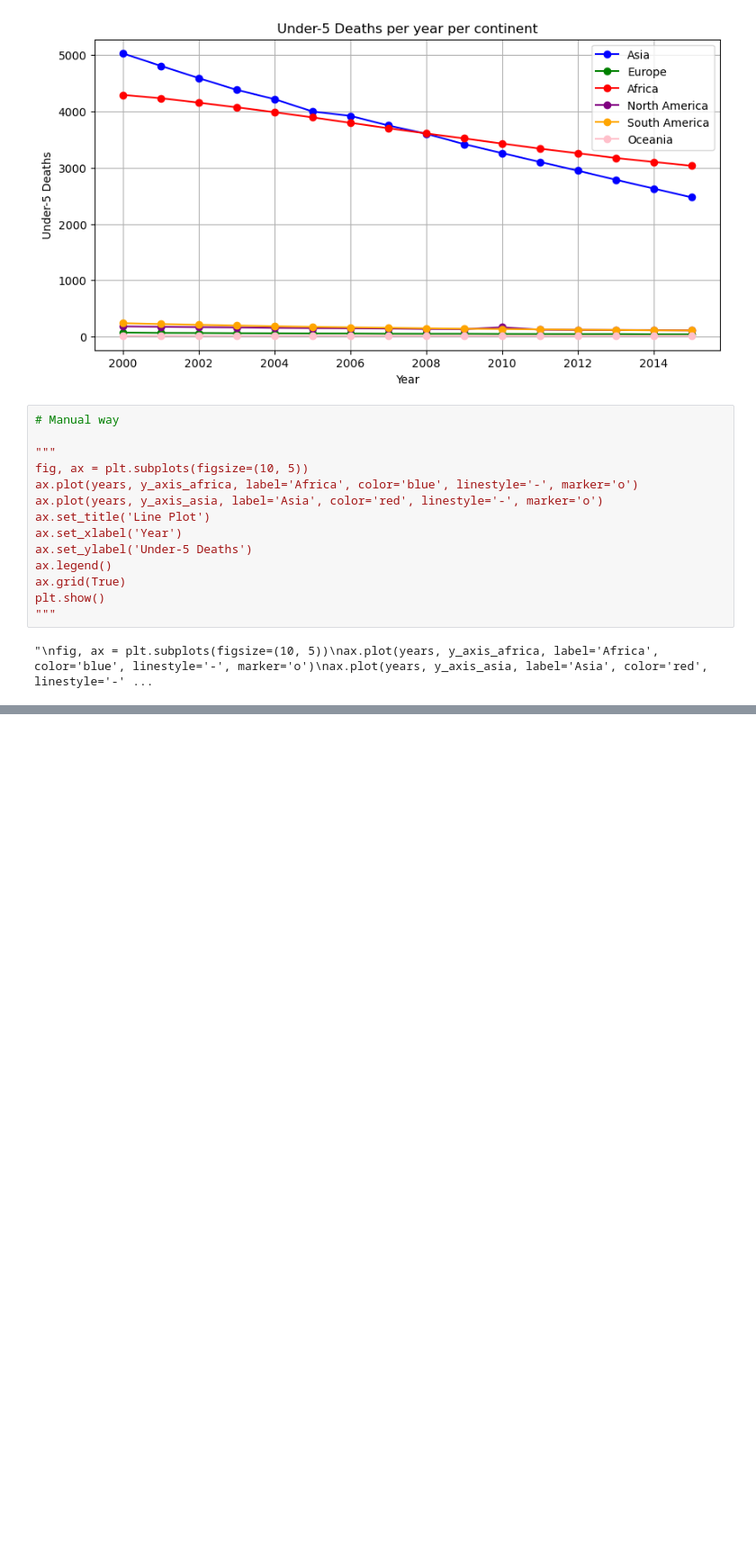
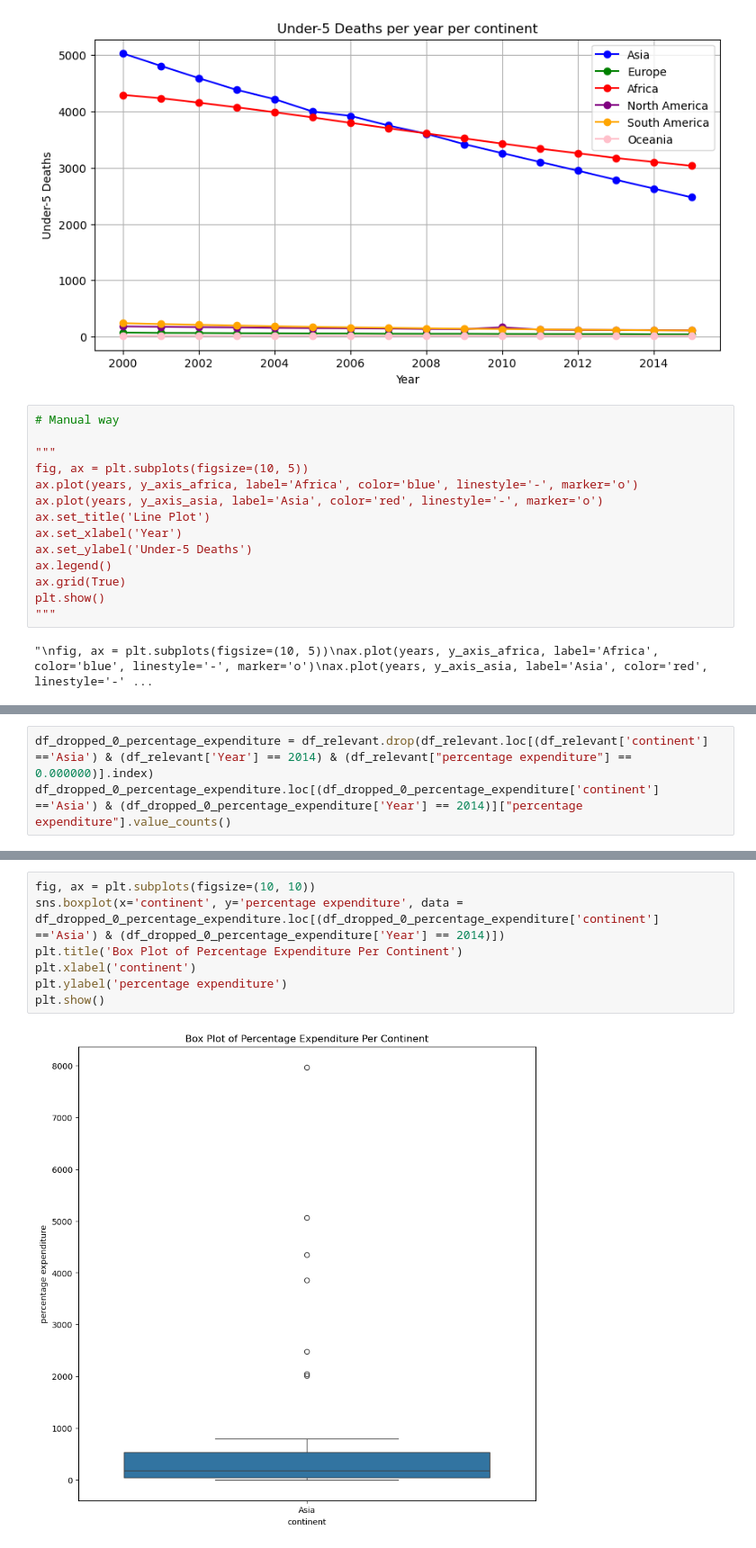
Before and after one commit to ElifSurucu/life-expectancy-eda, a Jupyter notebook: elijah_notebook_anbita_changes.ipynb, the cells around one changed output, grey strips where cells are left out. Shown at 90% size. Cells and saved outputs as stored; diff of their text form; blank space fills up the shorter version.

```diff
--- a/elijah_notebook_anbita_changes.ipynb
+++ b/elijah_notebook_anbita_changes.ipynb
@@ -479,0 +540,3 @@ plt.show()
+# %%
+df_dropped_0_percentage_expenditure = df_relevant.drop(df_relevant.loc[(df_relevant['continent'] =='Asia') & (df_relevant['Year'] == 2014) & (df_relevant["percentage expenditure"] == 0.000000)].index)
+df_dropped_0_percentage_expenditure.loc[(df_dropped_0_percentage_expenditure['continent'] =='Asia') & (df_dropped_0_percentage_expenditure['Year'] == 2014)]["percentage expenditure"].value_counts()
@@ -479,0 +561,9 @@ plt.show()
+# %%
+fig, ax = plt.subplots(figsize=(10, 10))
+sns.boxplot(x='continent', y='percentage expenditure', data = df_dropped_0_percentage_expenditure.loc[(df_dropped_0_percentage_expenditure['continent'] =='Asia') & (df_dropped_0_percentage_expenditure['Year'] == 2014)])
+plt.title('Box Plot of Percentage Expenditure Per Continent')
+plt.xlabel('continent')
+plt.ylabel('percentage expenditure')
+plt.show()
+# %% [output]
+[figure, added]
```
Also changed, not shown: parts of 8 cells of this notebook.
